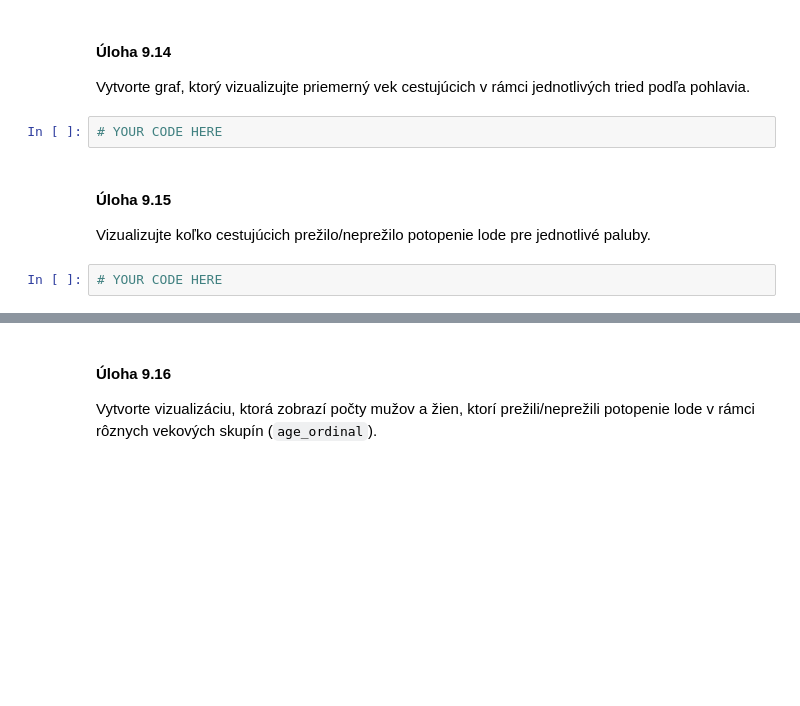
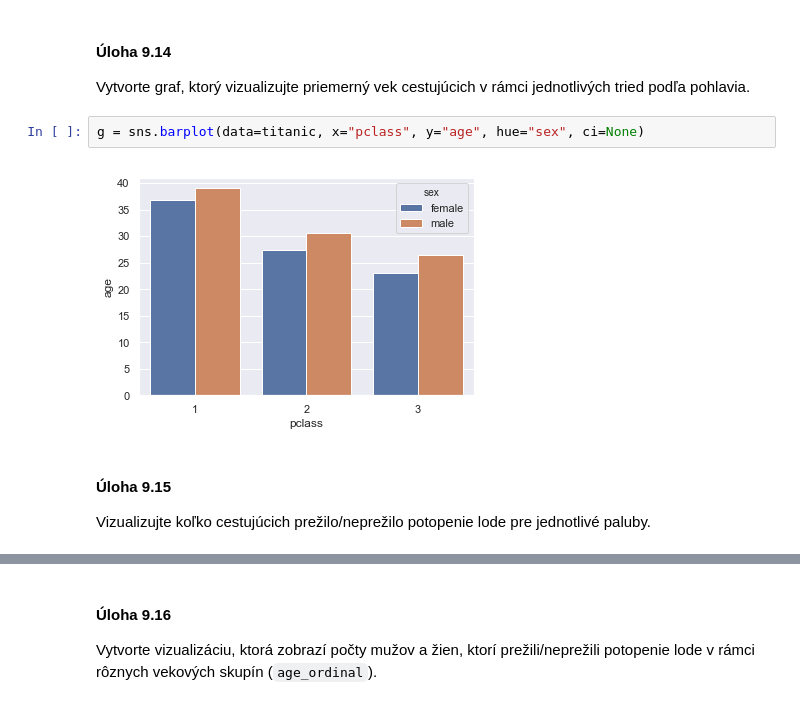
Before and after one commit to Konkolova/WDA, a Jupyter notebook: 9/notebooks/titanic2.ipynb, the cells around one changed output, grey strips where cells are left out. Cells and saved outputs as stored; diff of their text form; blank space fills up the shorter version.

```diff
--- a/9/notebooks/titanic2.ipynb
+++ b/9/notebooks/titanic2.ipynb
@@ -103,11 +103,11 @@ Rozšírte predchádzajúci graf a zvoľte vhodný spôsob vizualizácie distrib
 #### Úloha 9.14
 
 Vytvorte graf, ktorý vizualizujte priemerný vek cestujúcich v rámci jednotlivých tried podľa pohlavia.
-# %%
-# YOUR CODE HERE
+# %%
+g = sns.barplot(data=titanic, x="pclass", y="age", hue="sex", ci=None)
+# %% [output]
+[figure, added]
 # %% [markdown]
 #### Úloha 9.15
 
 Vizualizujte koľko cestujúcich prežilo/neprežilo potopenie lode pre jednotlivé paluby.
-# %%
-# YOUR CODE HERE
```
Also changed, not shown: parts of 11 cells of this notebook, 5 other files.
